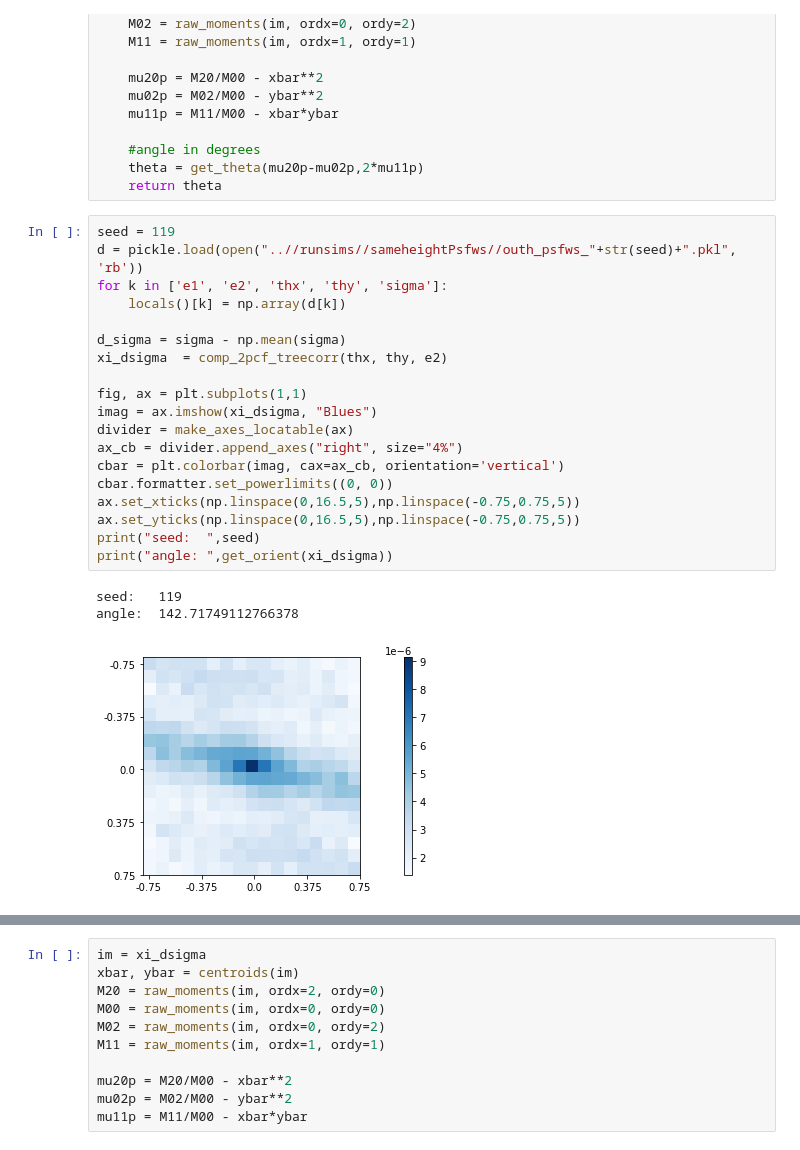
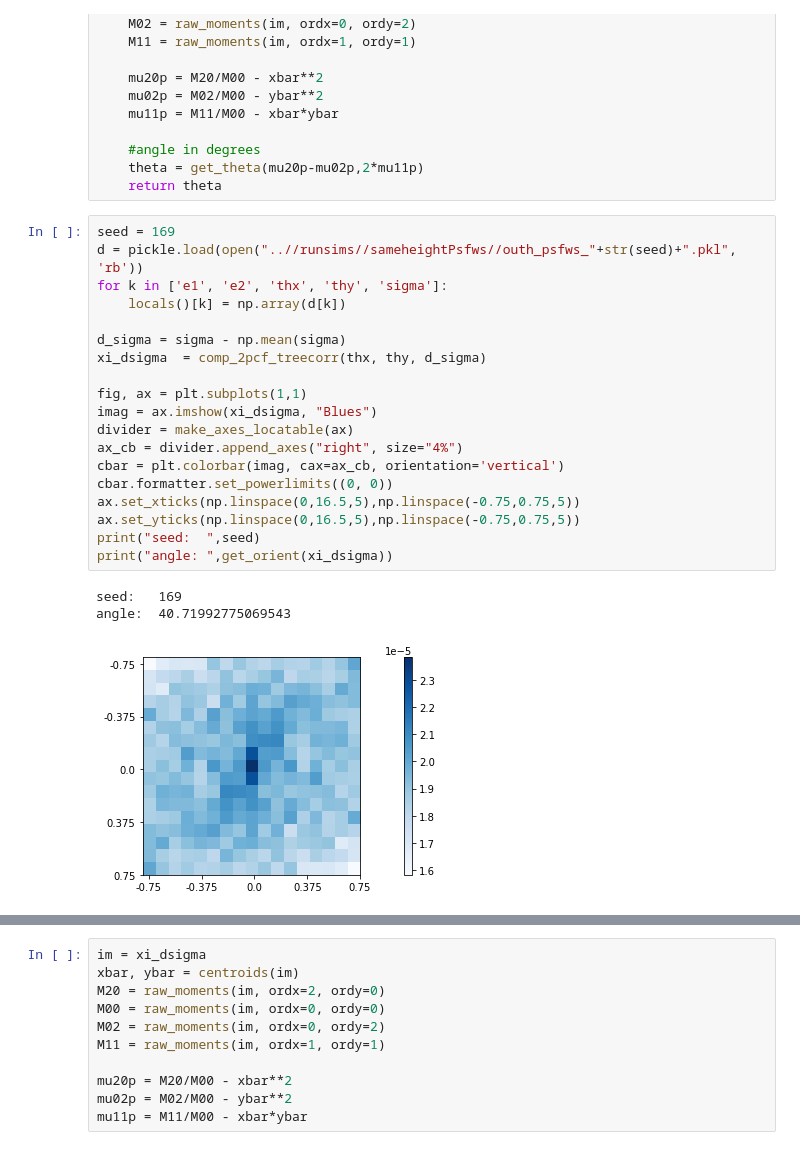
Before and after one commit to insepien/psf, a Jupyter notebook: fit2pcf/unittestfit.ipynb, the cells around one changed output, grey strips where cells are left out. Saved outputs shown, nothing was run; the diff lists cells and outputs as text.

```diff
--- a/fit2pcf/unittestfit.ipynb
+++ b/fit2pcf/unittestfit.ipynb
@@ -85,26 +85,26 @@ def get_orient(im):
     theta = get_theta(mu20p-mu02p,2*mu11p)
     return theta
 # %%
-seed = 119
+seed = 169
 d = pickle.load(open("..//runsims//sameheightPsfws//outh_psfws_"+str(seed)+".pkl", 'rb'))
 for k in ['e1', 'e2', 'thx', 'thy', 'sigma']:
     locals()[k] = np.array(d[k])
 
 d_sigma = sigma - np.mean(sigma)
-xi_dsigma  = comp_2pcf_treecorr(thx, thy, e2)
+xi_dsigma  = comp_2pcf_treecorr(thx, thy, d_sigma)
 
 fig, ax = plt.subplots(1,1)
 imag = ax.imshow(xi_dsigma, "Blues")
 divider = make_axes_locatable(ax)
 ax_cb = divider.append_axes("right", size="4%")
 cbar = plt.colorbar(imag, cax=ax_cb, orientation='vertical')
 cbar.formatter.set_powerlimits((0, 0))
 ax.set_xticks(np.linspace(0,16.5,5),np.linspace(-0.75,0.75,5))
 ax.set_yticks(np.linspace(0,16.5,5),np.linspace(-0.75,0.75,5))
 print("seed:  ",seed)
 print("angle: ",get_orient(xi_dsigma))
 # %% [output]
-seed:   119
-angle:  142.71749112766378
+seed:   169
+angle:  40.71992775069543
-[figure, old version]
+[figure, new version]
 # %%
```
Also changed, not shown: parts of 1 cell of this notebook, 3 other files.
